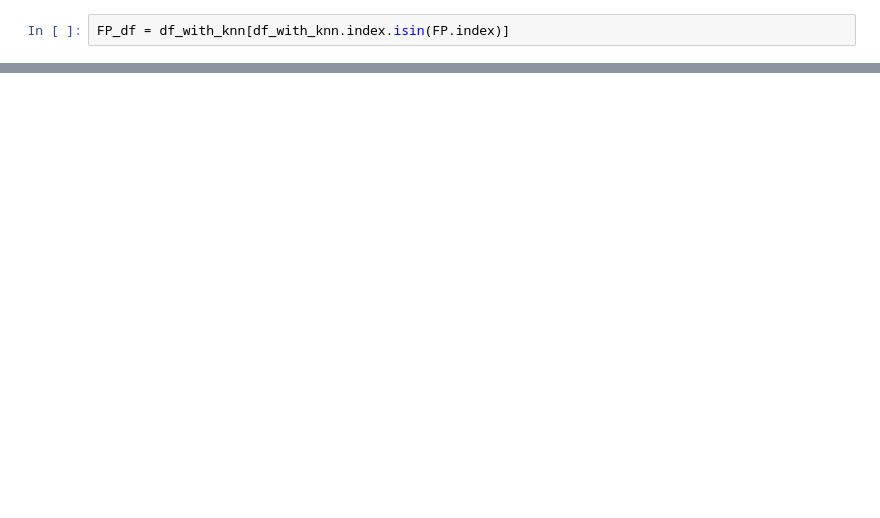
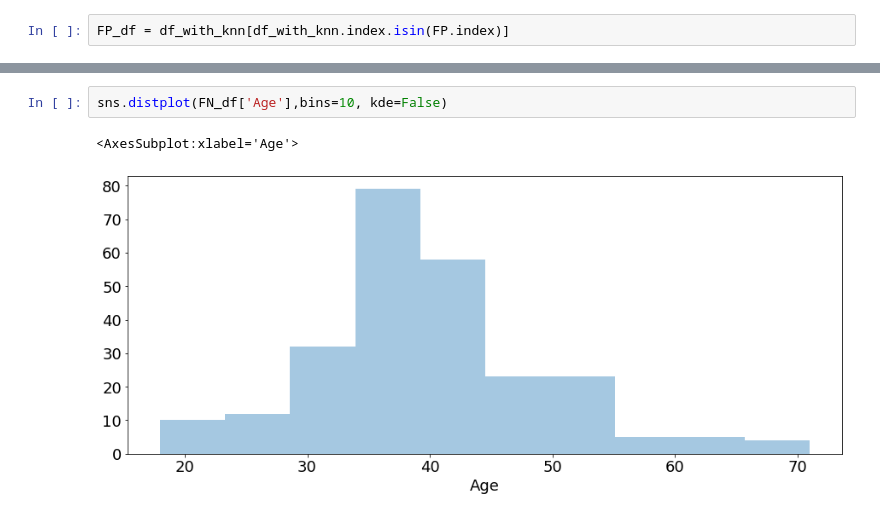
Before and after one commit to Yoyoyamato/churn_modeling, a Jupyter notebook: Final_Model.ipynb, the cells around one changed output, grey strips where cells are left out. Cells and saved outputs as stored; diff of their text form; blank space fills up the shorter version.

```diff
--- a/Final_Model.ipynb
+++ b/Final_Model.ipynb
@@ -197,0 +212,5 @@ sns.distplot(FP_df['Tenure'],bins=11, kde=False)
+# %%
+sns.distplot(FN_df['Age'],bins=10, kde=False)
+# %% [output]
+<AxesSubplot:xlabel='Age'>
+[figure, added]
```
Also changed, not shown: parts of 16 cells of this notebook.
